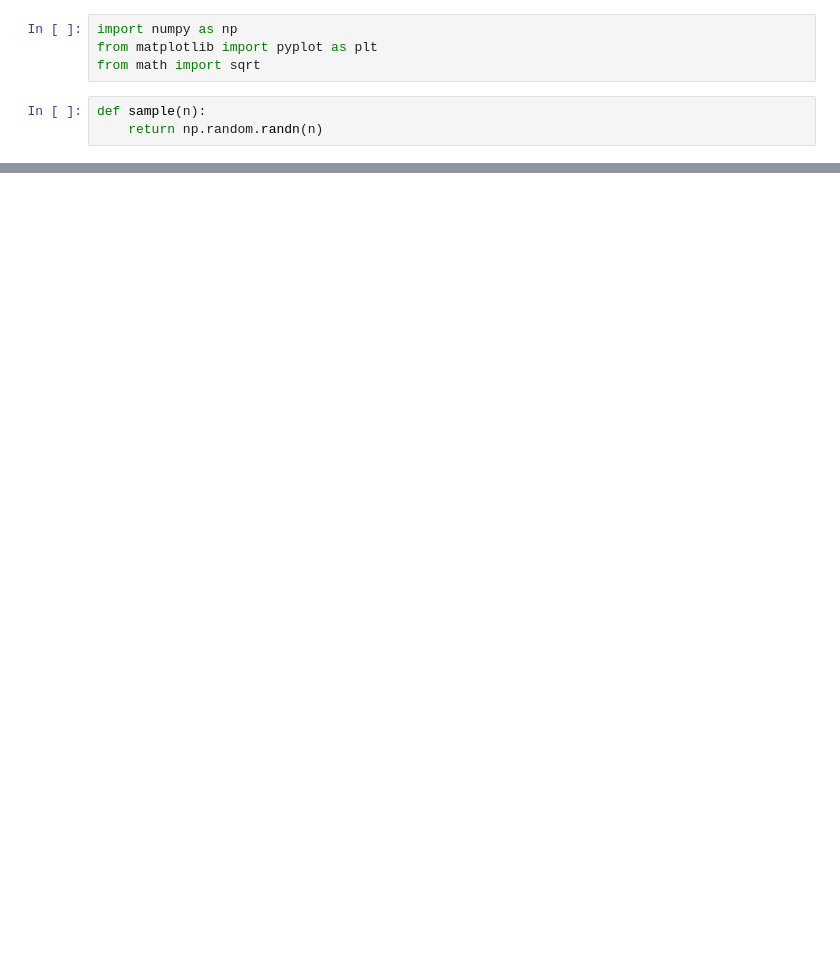
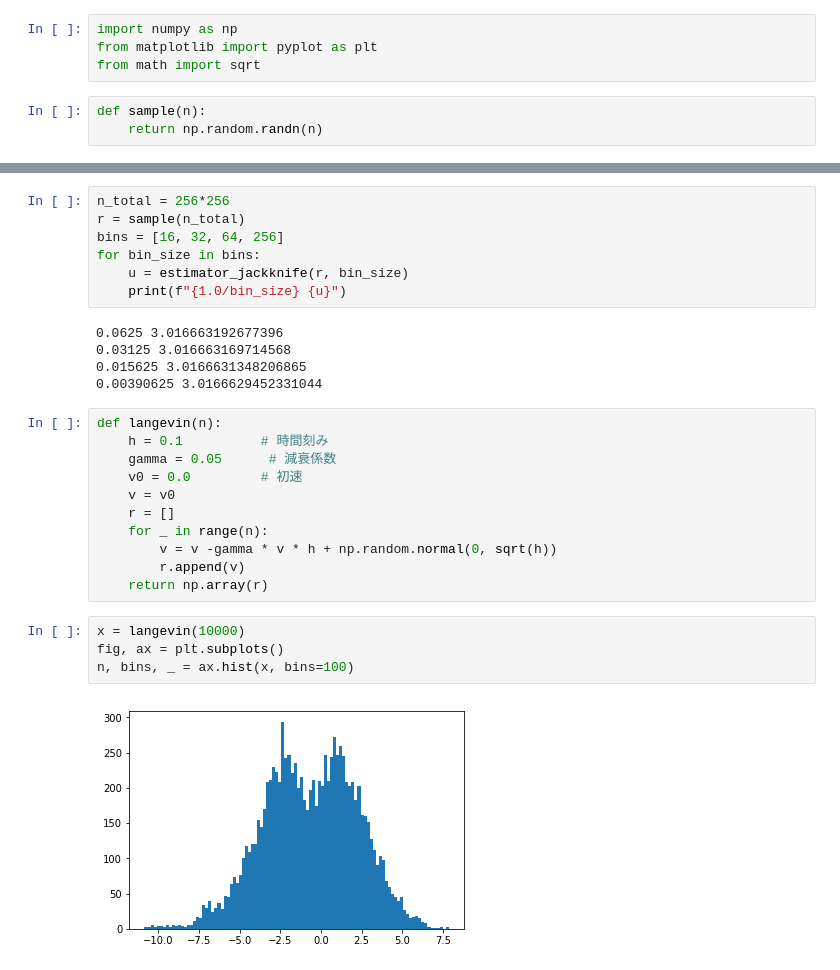
Before and after one commit to kaityo256/jackknife, a Jupyter notebook: jacknife.ipynb, the cells around one changed output, grey strips where cells are left out. Saved outputs shown, nothing was run; the diff lists cells and outputs as text; blank space fills up the shorter version.

```diff
--- a/jacknife.ipynb
+++ b/jacknife.ipynb
@@ -29,0 +48,29 @@ for bin_size in bins:
+# %%
+n_total = 256*256
+r = sample(n_total)
+bins = [16, 32, 64, 256]
+for bin_size in bins:
+    u = estimator_jackknife(r, bin_size)
+    print(f"{1.0/bin_size} {u}")
+# %% [output]
+0.0625 3.016663192677396
+0.03125 3.016663169714568
+0.015625 3.0166631348206865
+0.00390625 3.0166629452331044
+# %%
+def langevin(n):
+    h = 0.1          # 時間刻み
+    gamma = 0.05      # 減衰係数
+    v0 = 0.0         # 初速
+    v = v0
+    r = []
+    for _ in range(n):
+        v = v -gamma * v * h + np.random.normal(0, sqrt(h))
+        r.append(v)
+    return np.array(r)
+# %%
+x = langevin(10000)
+fig, ax = plt.subplots()
+n, bins, _ = ax.hist(x, bins=100)
+# %% [output]
+[figure, added]
```
Also changed, not shown: parts of 10 cells of this notebook.
